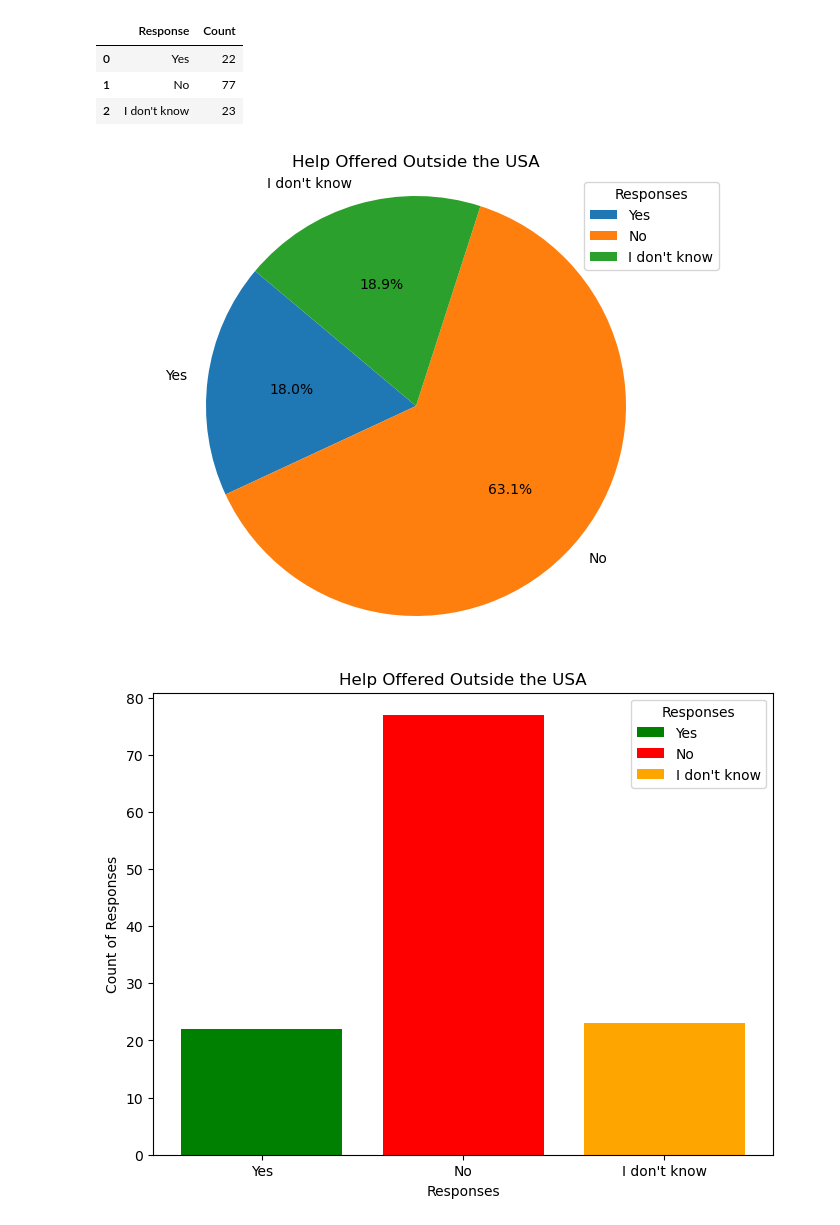
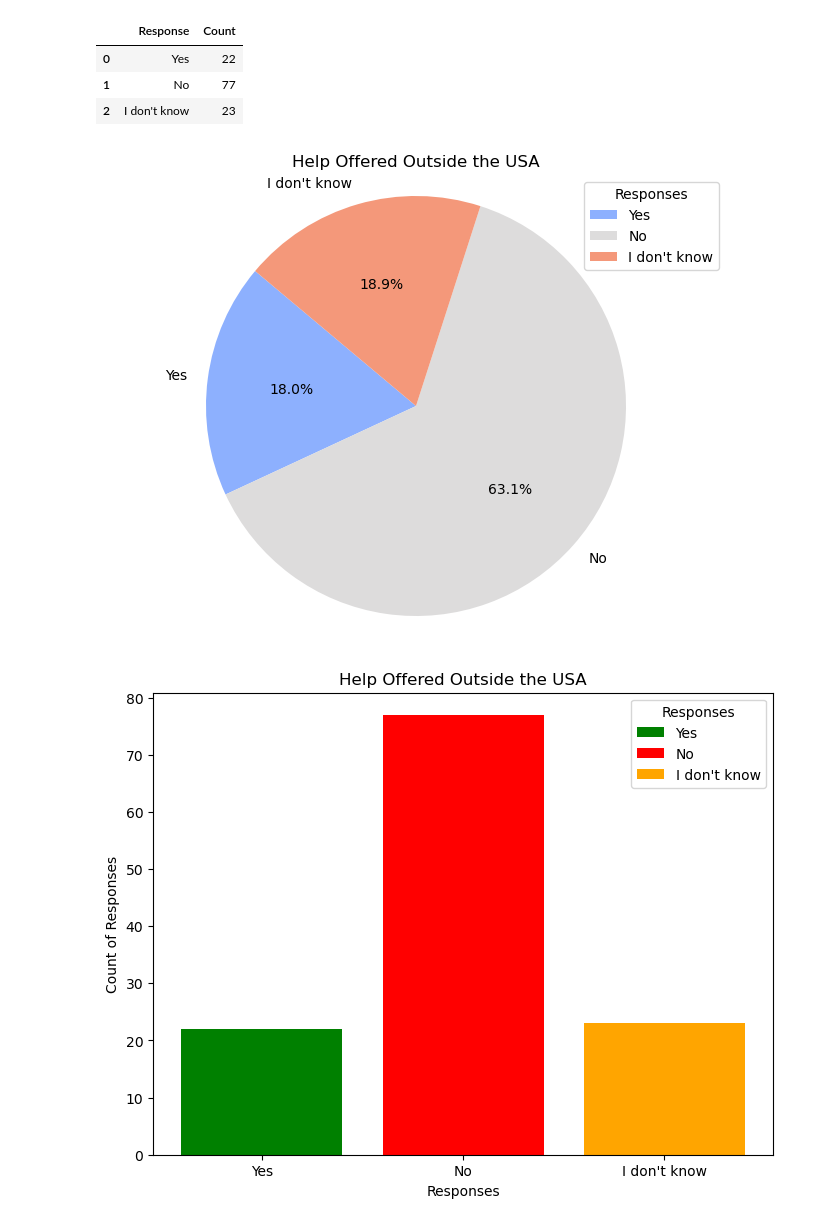
Before and after one commit to Keegawho198/Project-1_Mental-Health, a Jupyter notebook: Keegan.ipynb, the cells around one changed output. Cells and saved outputs as stored; diff of their text form; code cells hidden in the pictures.

Commit message:
Add 1 testing pie graph color change

```diff
--- a/Keegan.ipynb
+++ b/Keegan.ipynb
@@ -692,13 +695,18 @@ combined_outside_offer_df
 # %%
 # Pie chart
 plt.figure(figsize=(8, 6))
-plt.pie(combined_outside_offer_df['Count'], labels=combined_outside_offer_df['Response'], autopct='%1.1f%%', startangle=140)
+colors = sns.color_palette("coolwarm", n_colors=len(combined_outside_offer_df))
+
+plt.pie(combined_outside_offer_df['Count'], labels=combined_outside_offer_df['Response'],
+        autopct='%1.1f%%', startangle=140, colors=colors)
+
+#colors=sns.color_palette('viridis')
 plt.title('Help Offered Outside the USA')
 plt.axis('equal')  # Equal aspect ratio ensures that pie chart is circular
 plt.legend(combined_outside_offer_df['Response'], title="Responses", loc="upper right")
 plt.show()
 # %% [output]
-[figure, old version]
+[figure, new version]
 # %%
 # Bar graph
 plt.figure(figsize=(8, 6))
```
Also changed, not shown: parts of 1 cell of this notebook.
